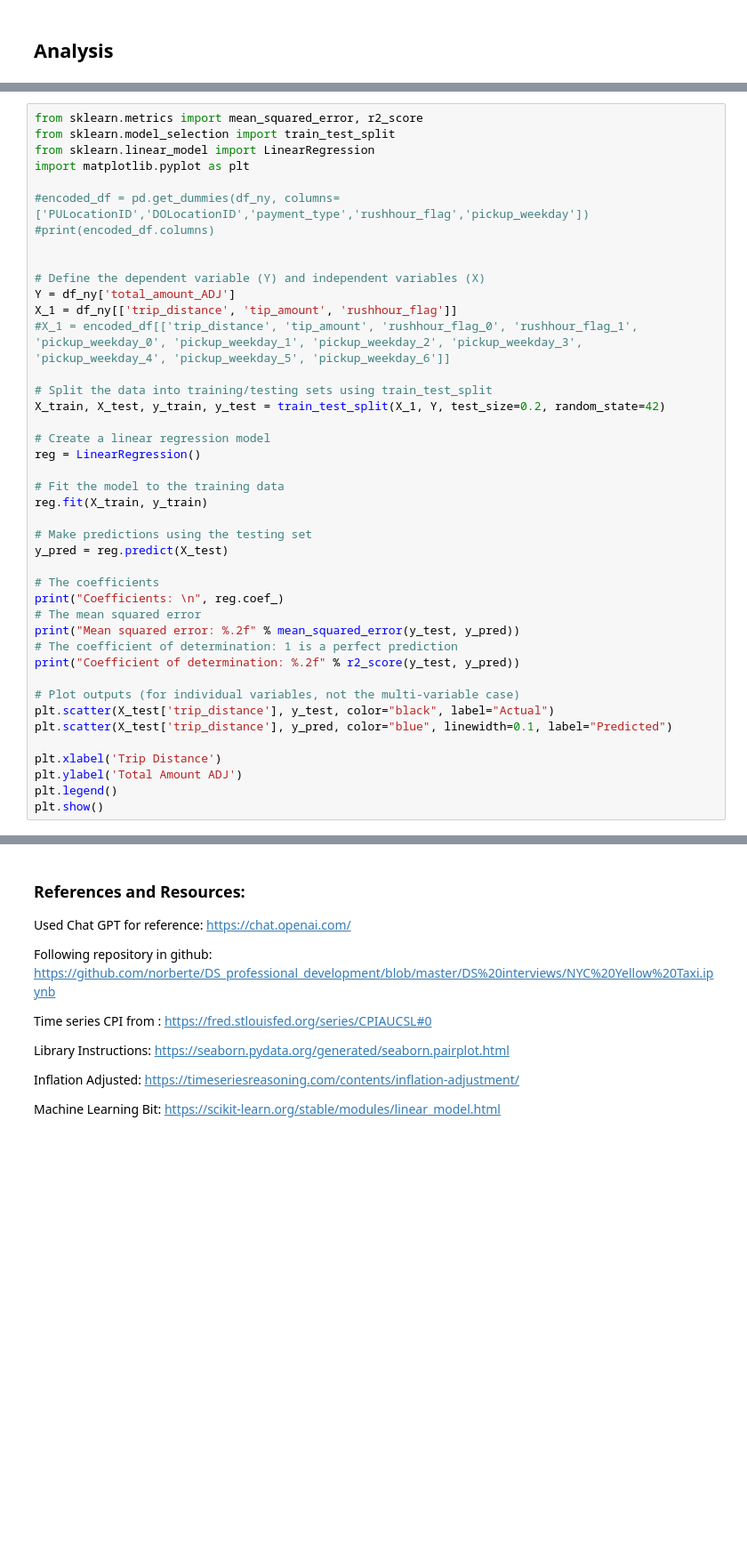
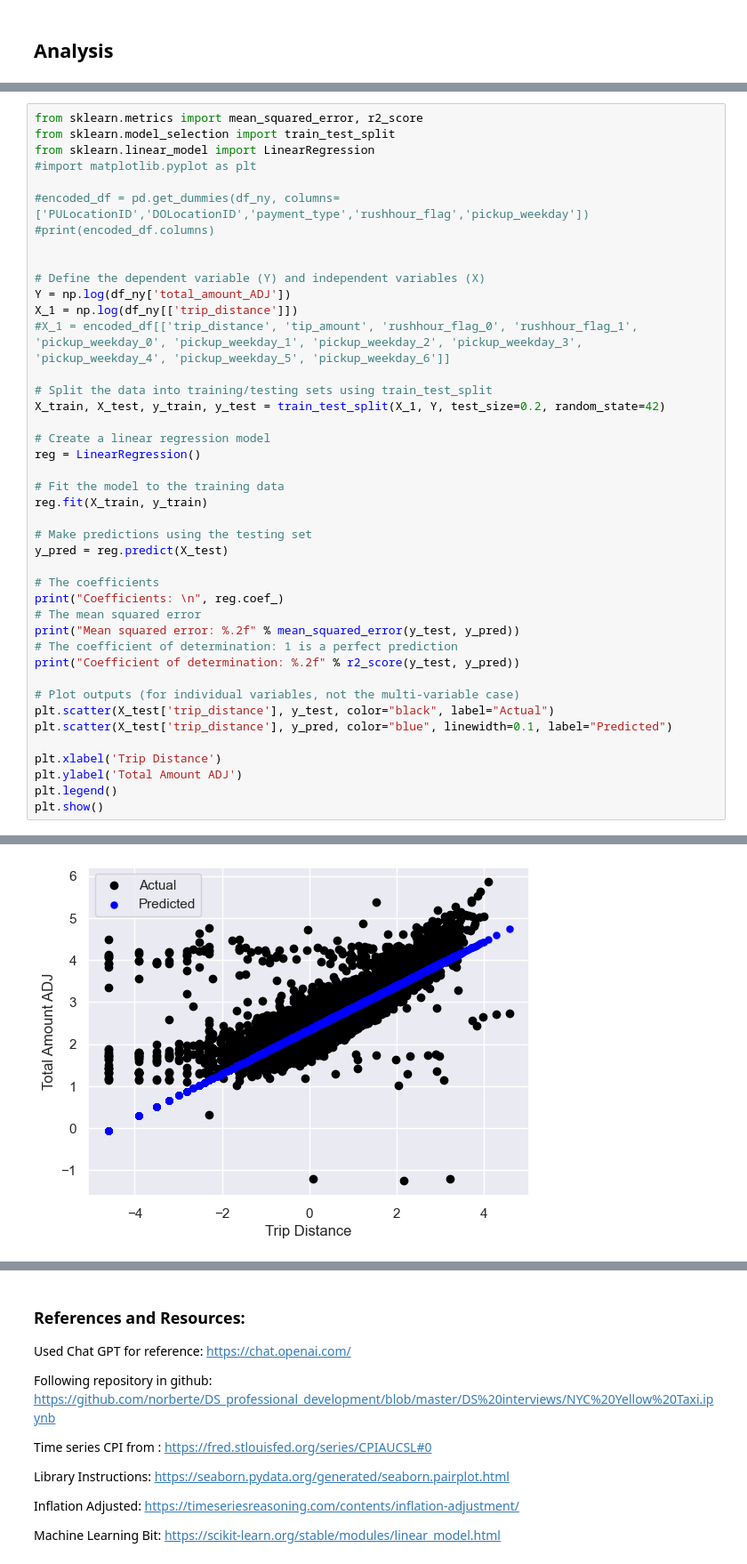
Before and after one commit to BenjaminDupre/taxi_data_task, a Jupyter notebook: taxi_data.ipynb, the cells around one changed output, grey strips where cells are left out. Shown at 89% size. Cells and saved outputs as stored; diff of their text form; blank space fills up the shorter version.

```diff
--- a/taxi_data.ipynb
+++ b/taxi_data.ipynb
@@ -525,15 +525,15 @@ Definitely, after correcting for the skewness and addressing some outlier distan
 from sklearn.metrics import mean_squared_error, r2_score
 from sklearn.model_selection import train_test_split
 from sklearn.linear_model import LinearRegression
-import matplotlib.pyplot as plt
+#import matplotlib.pyplot as plt
 
 #encoded_df = pd.get_dummies(df_ny, columns=['PULocationID','DOLocationID','payment_type','rushhour_flag','pickup_weekday'])
 #print(encoded_df.columns)
 
 
 # Define the dependent variable (Y) and independent variables (X)
-Y = df_ny['total_amount_ADJ']
-X_1 = df_ny[['trip_distance', 'tip_amount', 'rushhour_flag']]
+Y = np.log(df_ny['total_amount_ADJ'])
+X_1 = np.log(df_ny[['trip_distance']])
 #X_1 = encoded_df[['trip_distance', 'tip_amount', 'rushhour_flag_0', 'rushhour_flag_1', 'pickup_weekday_0', 'pickup_weekday_1', 'pickup_weekday_2', 'pickup_weekday_3', 'pickup_weekday_4', 'pickup_weekday_5', 'pickup_weekday_6']]
 
 # Split the data into training/testing sets using train_test_split
@@ -568,3 +571,4 @@ ModuleNotFoundError: No module named 'sklearn'
+[figure, added]
 # %%
 import pandas as pd
 from sklearn.metrics import mean_squared_error, r2_score
```
Also changed, not shown: parts of 21 cells of this notebook.
